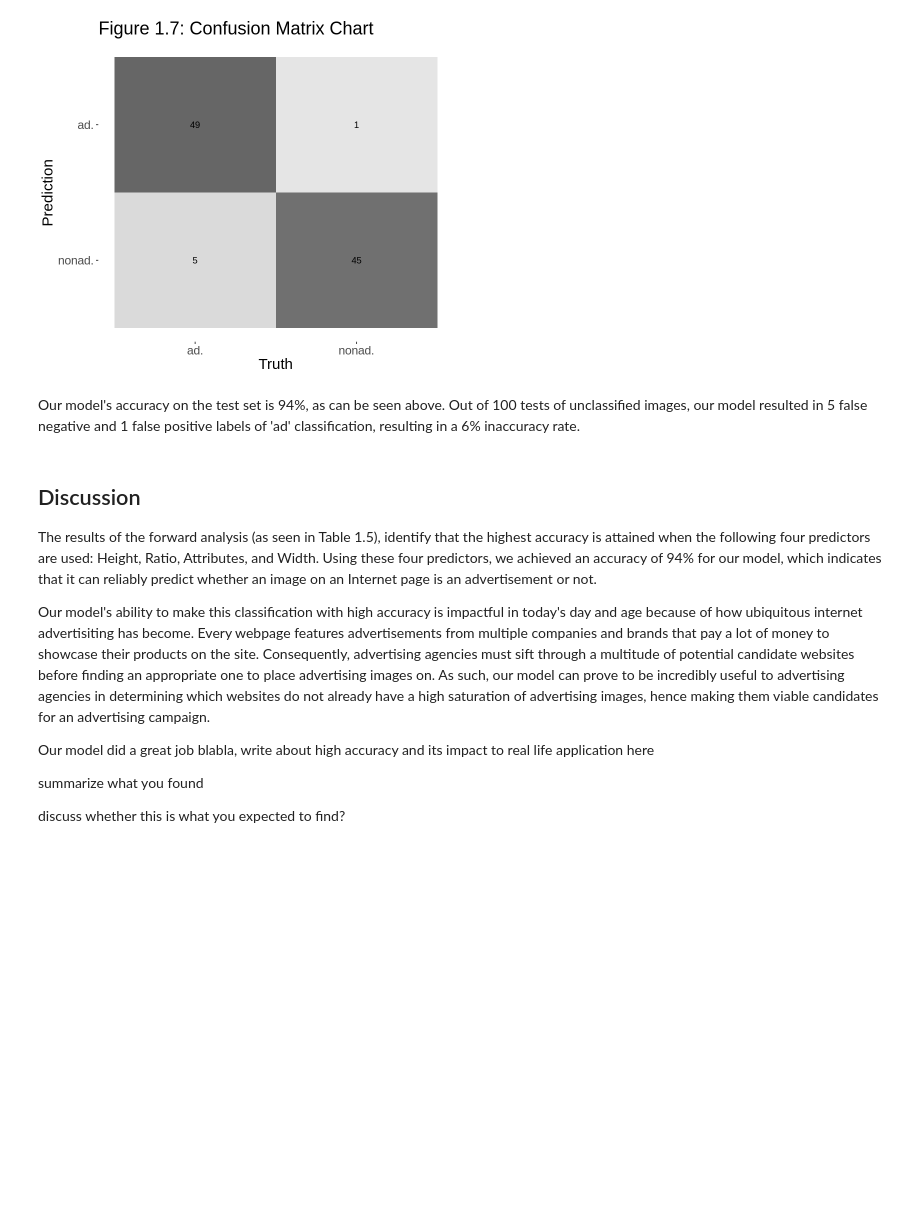
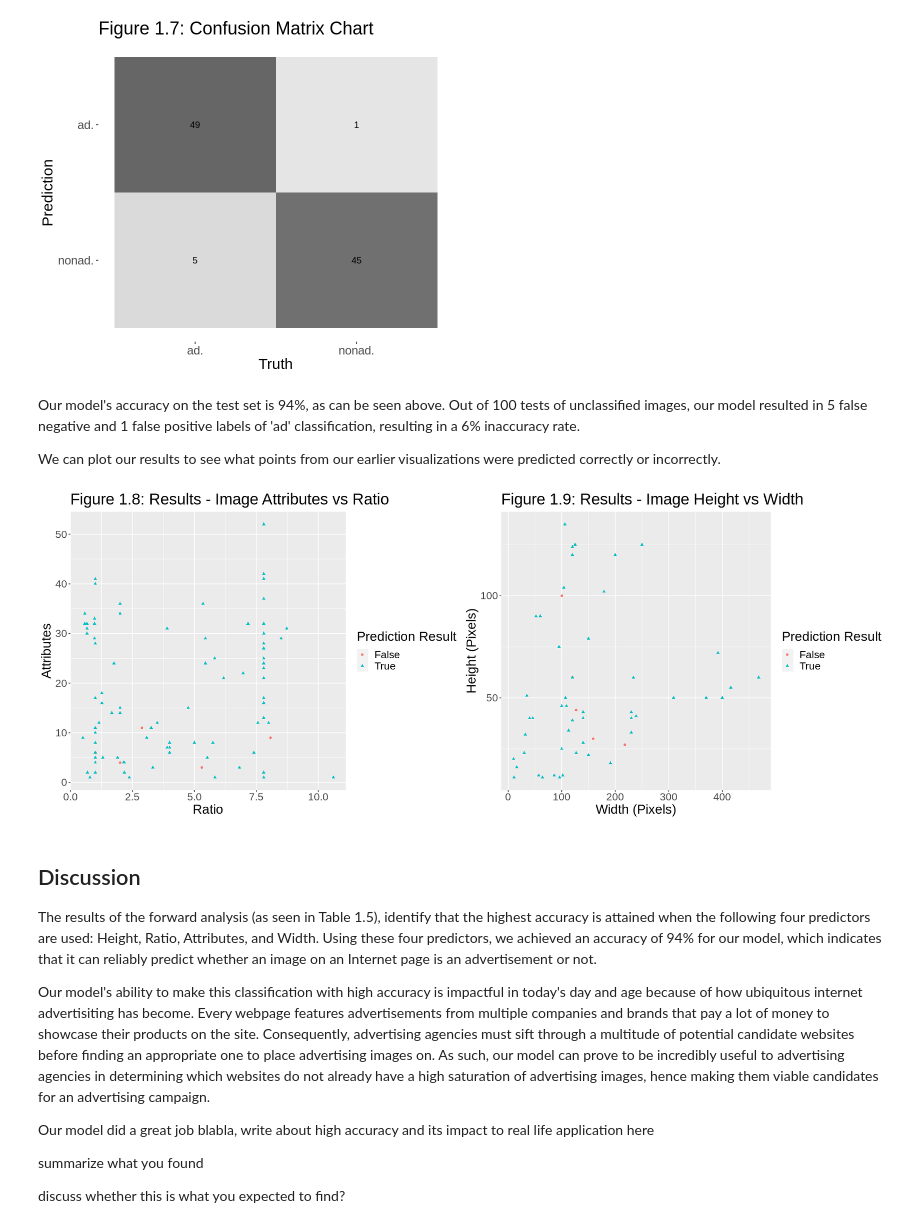
Before and after one commit to msamanthaf/Ad_Classification_DSCI, a Jupyter notebook: Final_Project_Ad_Classification.ipynb, the cells around one changed output. Cells and saved outputs as stored; diff of their text form; code cells hidden in the pictures; blank space fills up the shorter version.

```diff
--- a/Final_Project_Ad_Classification.ipynb
+++ b/Final_Project_Ad_Classification.ipynb
@@ -538,6 +539,42 @@ confmatplot
 [figure]
 # %% [markdown]
 Our model's accuracy on the test set is 94%, as can be seen above. Out of 100 tests of unclassified images, our model resulted in 5 false negative and 1 false positive labels of 'ad' classification, resulting in a 6% inaccuracy rate.
+
+We can plot our results to see what points from our earlier visualizations were predicted correctly or incorrectly.
+# %%
+# Make new column Truth which describes whether the predictions matched the target for each row
+pred_with_accurate <- predictions |>
+    mutate(Truth = ifelse(.pred_class == Type, "True", "False"))
+
+# Set plot sizes
+options(repr.plot.width = 18, repr.plot.height = 7)
+
+# Plot the new relationship between image ratio and attributes to type
+new_plot_ar <- pred_with_accurate |>
+               ggplot(aes(x = Ratio, y = Attributes, color = Truth, shape = Truth)) +
+               geom_point()  +
+               xlab("Ratio") +
+               ylab("Attributes") +
+               labs(colour = "Prediction Result", shape = "Prediction Result") +
+               ggtitle("Figure 1.8: Results - Image Attributes vs Ratio") +
+               theme(text = element_text(size=20)) +
+               scale_fill_brewer(palette = "Set1")
+
+# Plot the new relationship between image width and height to type
+new_plot_hw <- pred_with_accurate |>
+               ggplot(aes(x = Width, y = Height, color = Truth, shape = Truth)) +
+               geom_point() +
+               scale_fill_brewer(palette = "Set2") +
+               xlab("Width (Pixels)") +
+               ylab("Height (Pixels)") +
+               labs(colour = "Prediction Result", shape = "Prediction Result") +
+               ggtitle("Figure 1.9: Results - Image Height vs Width") +
+               theme(text = element_text(size=20))
+
+# Place plots next to each other
+plot_grid(new_plot_ar, new_plot_hw, ncol = 2)
+# %% [output]
+[figure, added]
 # %% [markdown]
 ## Discussion
 
```
Also changed, not shown: parts of 4 cells of this notebook.
